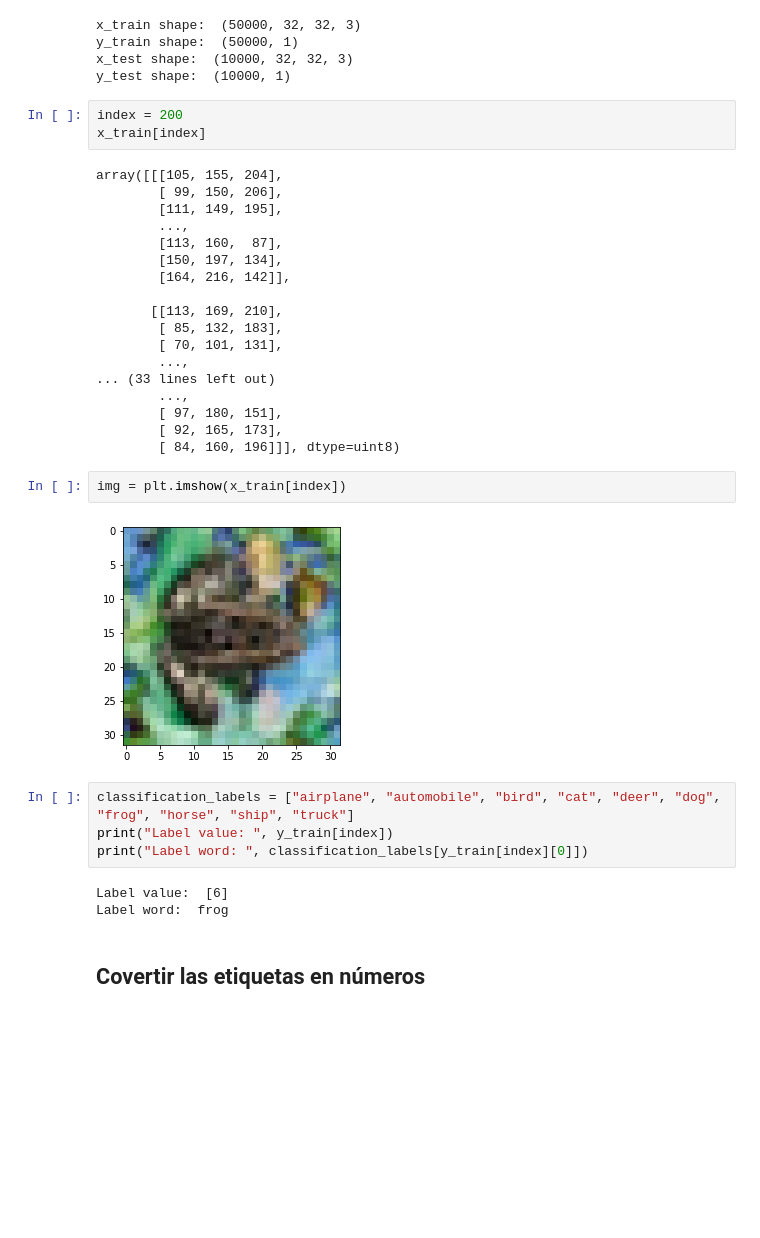
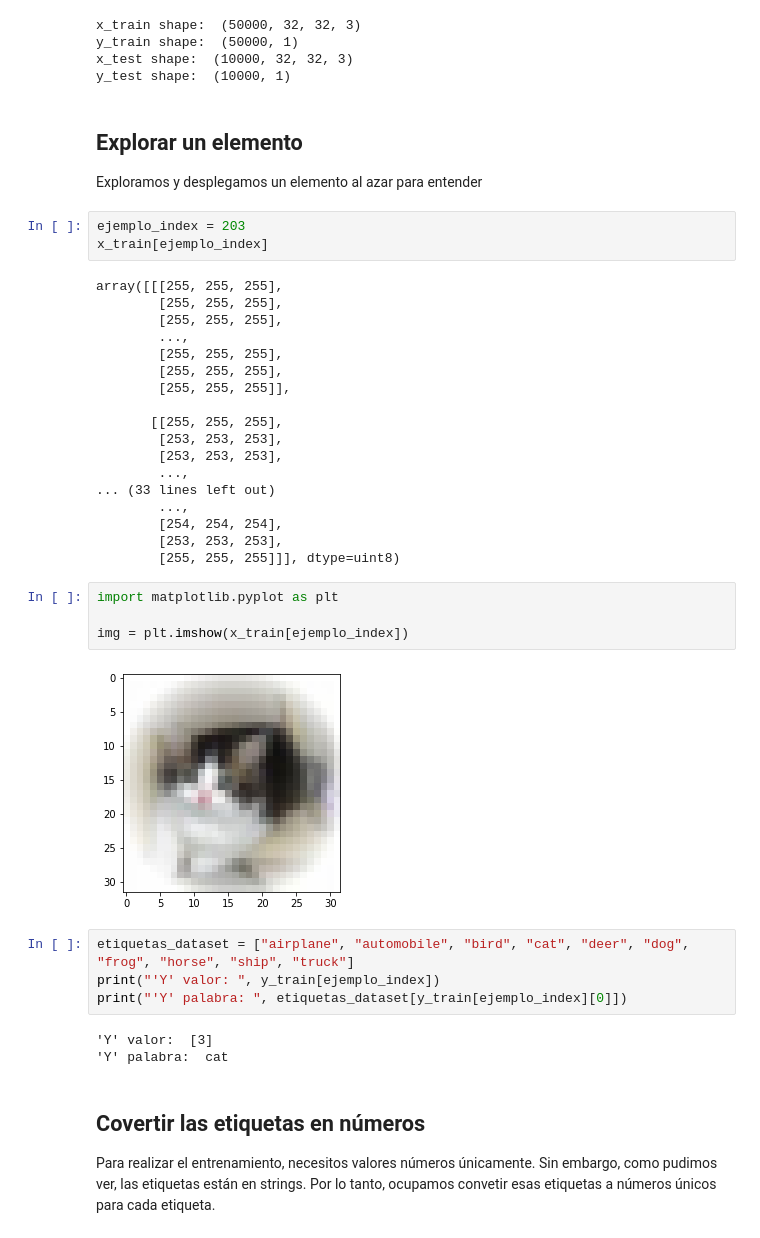
Before and after one commit to merojosa/OpenCV-Tutoriales, a Jupyter notebook: clasificacion de imagenes/clasification.ipynb, the cells around one changed output. Cells and saved outputs as stored; diff of their text form; blank space fills up the shorter version.

```diff
--- a/clasificacion de imagenes/clasification.ipynb
+++ b/clasificacion de imagenes/clasification.ipynb
@@ -38,38 +24,46 @@ x_train shape:  (50000, 32, 32, 3)
 y_train shape:  (50000, 1)
 x_test shape:  (10000, 32, 32, 3)
 y_test shape:  (10000, 1)
+# %% [markdown]
+## Explorar un elemento
+
+Exploramos y desplegamos un elemento al azar para entender
 # %%
-index = 200
-x_train[index]
+ejemplo_index = 203
+x_train[ejemplo_index]
 # %% [output]
-array([[[105, 155, 204],
-        [ 99, 150, 206],
-        [111, 149, 195],
+array([[[255, 255, 255],
+        [255, 255, 255],
+        [255, 255, 255],
         ...,
-        [113, 160,  87],
-        [150, 197, 134],
-        [164, 216, 142]],
+        [255, 255, 255],
+        [255, 255, 255],
+        [255, 255, 255]],
 
-       [[113, 169, 210],
-        [ 85, 132, 183],
-        [ 70, 101, 131],
+       [[255, 255, 255],
+        [253, 253, 253],
+        [253, 253, 253],
         ...,
 ... (33 lines left out)
         ...,
-        [ 97, 180, 151],
-        [ 92, 165, 173],
-        [ 84, 160, 196]]], dtype=uint8)
+        [254, 254, 254],
+        [253, 253, 253],
+        [255, 255, 255]]], dtype=uint8)
 # %%
-img = plt.imshow(x_train[index])
+import matplotlib.pyplot as plt
+
+img = plt.imshow(x_train[ejemplo_index])
 # %% [output]
-[figure, old version]
+[figure, new version]
 # %%
-classification_labels = ["airplane", "automobile", "bird", "cat", "deer", "dog", "frog", "horse", "ship", "truck"]
-print("Label value: ", y_train[index])
-print("Label word: ", classification_labels[y_train[index][0]])
+etiquetas_dataset = ["airplane", "automobile", "bird", "cat", "deer", "dog", "frog", "horse", "ship", "truck"]
+print("'Y' valor: ", y_train[ejemplo_index])
+print("'Y' palabra: ", etiquetas_dataset[y_train[ejemplo_index][0]])
 # %% [output]
-Label value:  [6]
-Label word:  frog
+'Y' valor:  [3]
+'Y' palabra:  cat
 # %% [markdown]
 ## Covertir las etiquetas en números
+
+Para realizar el entrenamiento, necesitos valores números únicamente. Sin embargo, como pudimos ver, las etiquetas están en strings. Por lo tanto, ocupamos convetir esas etiquetas a números únicos para cada etiqueta.
 # %%
```
Also changed, not shown: parts of 24 cells of this notebook, 3 other files.
